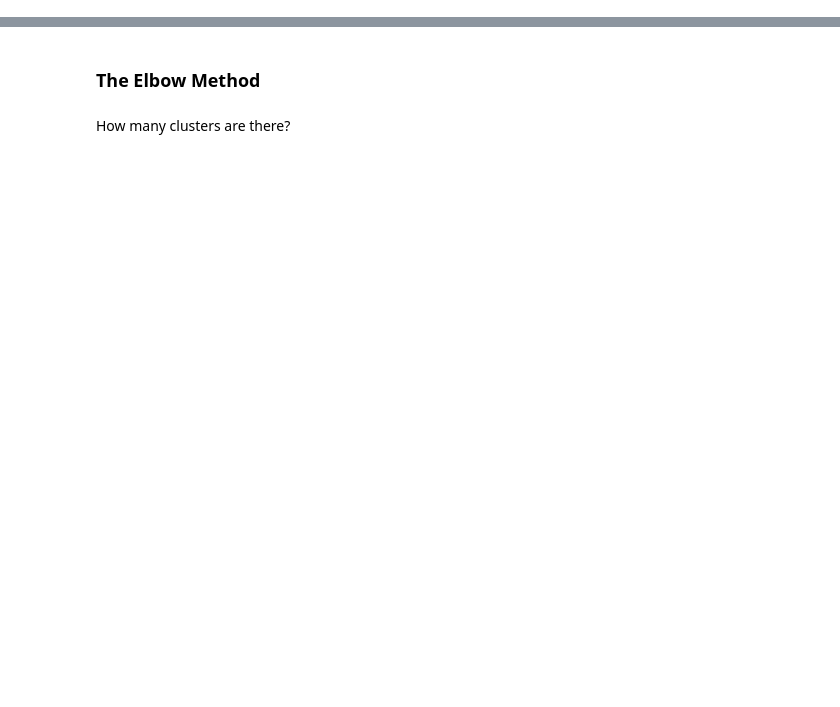
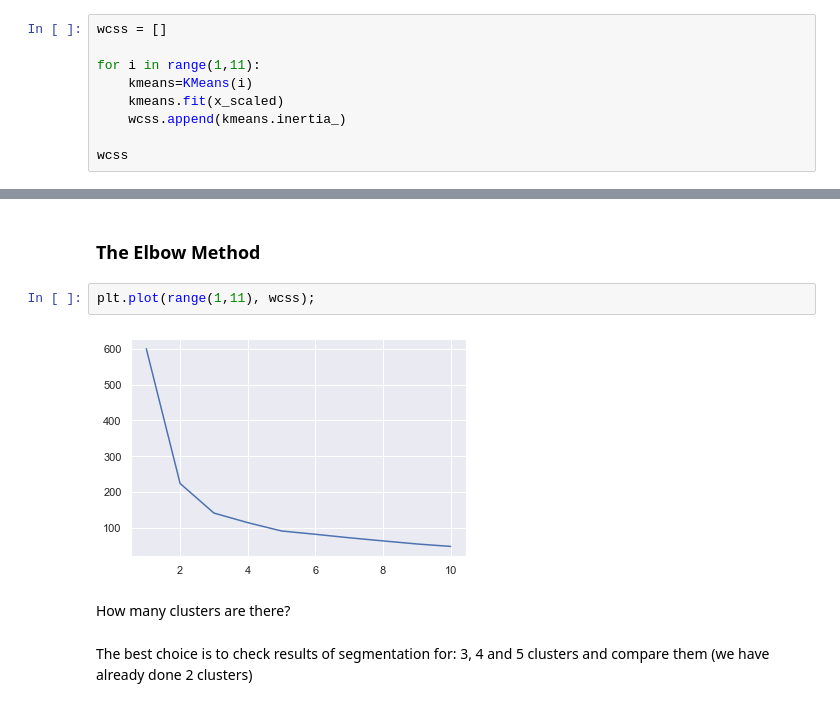
Before and after one commit to tomasz-urban/Jupyter, a Jupyter notebook: DS_bootcamp/clustering/species_segmentation_exercise.ipynb, the cells around one changed output, grey strips where cells are left out. Cells and saved outputs as stored; diff of their text form; blank space fills up the shorter version.

```diff
--- a/DS_bootcamp/clustering/species_segmentation_exercise.ipynb
+++ b/DS_bootcamp/clustering/species_segmentation_exercise.ipynb
@@ -97,3 +148,12 @@ Import and use the <i> method </i> function from sklearn to standardize the data
 ## Take Advantage of the Elbow Method
 # %% [markdown]
 ### WCSS
+# %%
+wcss = []
+
+for i in range(1,11):
+    kmeans=KMeans(i)
+    kmeans.fit(x_scaled)
+    wcss.append(kmeans.inertia_)
+
+wcss
@@ -100,4 +171,10 @@ Import and use the <i> method </i> function from sklearn to standardize the data
 # %% [markdown]
 ### The Elbow Method
+# %%
+plt.plot(range(1,11), wcss);
+# %% [output]
+[figure, added]
 # %% [markdown]
 How many clusters are there?
+# %% [markdown]
+The best choice is to check results of segmentation for: 3, 4 and 5 clusters and compare them (we have already done 2 clusters)
```
Also changed, not shown: parts of 5 cells of this notebook.
